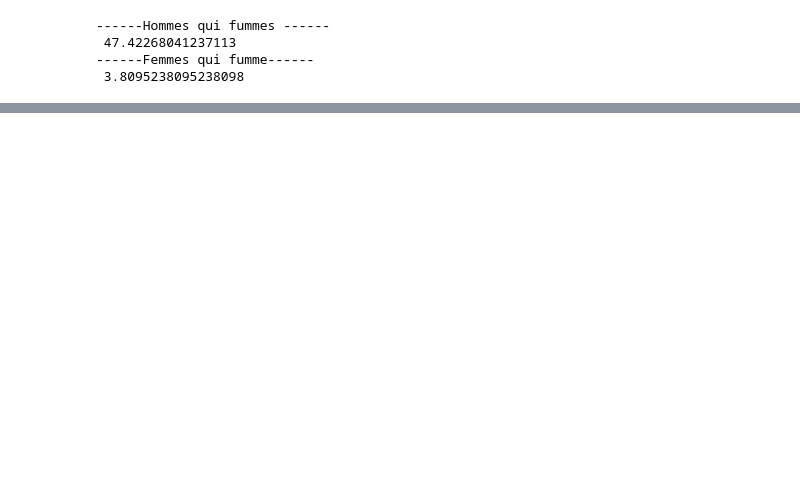
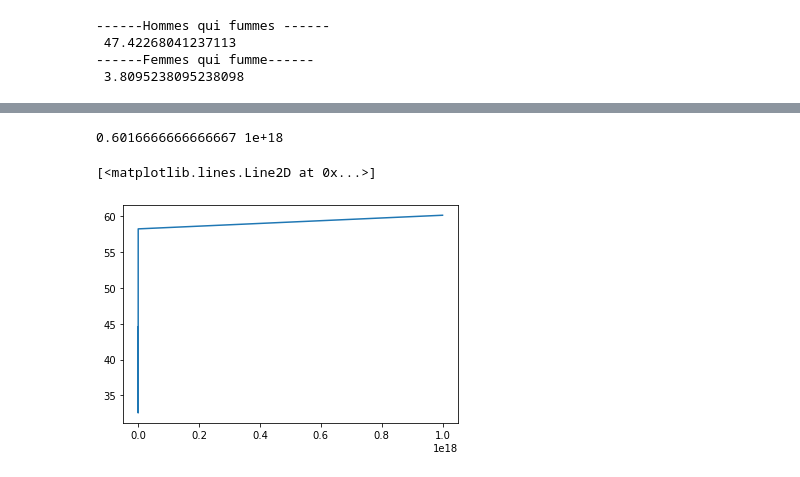
Before and after one commit to ragnvr/IAS_heart_failure, a Jupyter notebook: heart_failure.ipynb, the cells around one changed output, grey strips where cells are left out. Cells and saved outputs as stored; diff of their text form; code cells hidden in the pictures; blank space fills up the shorter version.

Commit message:
ajout model

```diff
--- a/heart_failure.ipynb
+++ b/heart_failure.ipynb
@@ -293,0 +304,4 @@ x_train, x_test, y_train, y_test = train_test_split(X, y, test_size = 0.3, rando
+# %%
+model=  SGDClassifier()
+model.fit(x_train,y_train)
+print(model.score(x_train,y_train))  ## on pas d'overfitting sinon on aurait eu 100%
@@ -293,0 +310,19 @@ x_train, x_test, y_train, y_test = train_test_split(X, y, test_size = 0.3, rando
+# %%
+#fonction cout
+score_model = []
+loss_name =[]
+loss_l = ['hinge','log', 'modified_huber', 'squared_hinge', 'perceptron','squared_loss', 'huber', 'epsilon_insensitive','squared_epsilon_insensitive']
+for i in loss_l:
+    model_1 = SGDClassifier(loss=i,random_state=5, penalty='l1')
+    model_1.fit(x_train,y_train)
+    print("loss :  " , i , " score = ", model_1.score(x_test,y_test))
+    loss_name.append(i)
+    score_model.append(model_1.score(x_test,y_test))
+
+
+##hinge
+##log
+##modified_huber
+##squared_hinge
+##perceptron
+##squared_loss
@@ -293,0 +339,24 @@ x_train, x_test, y_train, y_test = train_test_split(X, y, test_size = 0.3, rando
+# %%
+monScoring = 'neg_mean_squared_error' # (RMS=Root Mean Squared)
+# %%
+score_cv_l = []
+alpha_values = np.logspace(-5,18, num=7)
+
+#alpha_values = np.arange(0.1,15,1)
+max_val=0
+for alpha_l in alpha_values:
+    model_cv=  SGDClassifier(penalty='l2', alpha=alpha_l ,random_state=0, loss='log')
+    kfold = KFold(n_splits=10)
+    cv_results = cross_val_score(model_cv, x_train, y_train, cv=kfold, scoring=monScoring)
+    msg = "%s %f, erreur quad. moyenne: %f +/- (%f)" % ("regression lineaire:, alpha=",alpha_l, -cv_results.mean(), cv_results.std())
+   # print(msg)
+    score_cv_l.append((-cv_results.mean())*100)
+    if( -cv_results.mean() > max_val):
+        max_val= -cv_results.mean()
+        alpha_max= alpha_l
+print(max_val, alpha_l)
+plt.plot(alpha_values,score_cv_l)
+# %% [output]
+0.6016666666666667 1e+18
+[<matplotlib.lines.Line2D at 0x...>]
+[figure, added]
```
Also changed, not shown: parts of 9 cells of this notebook.
